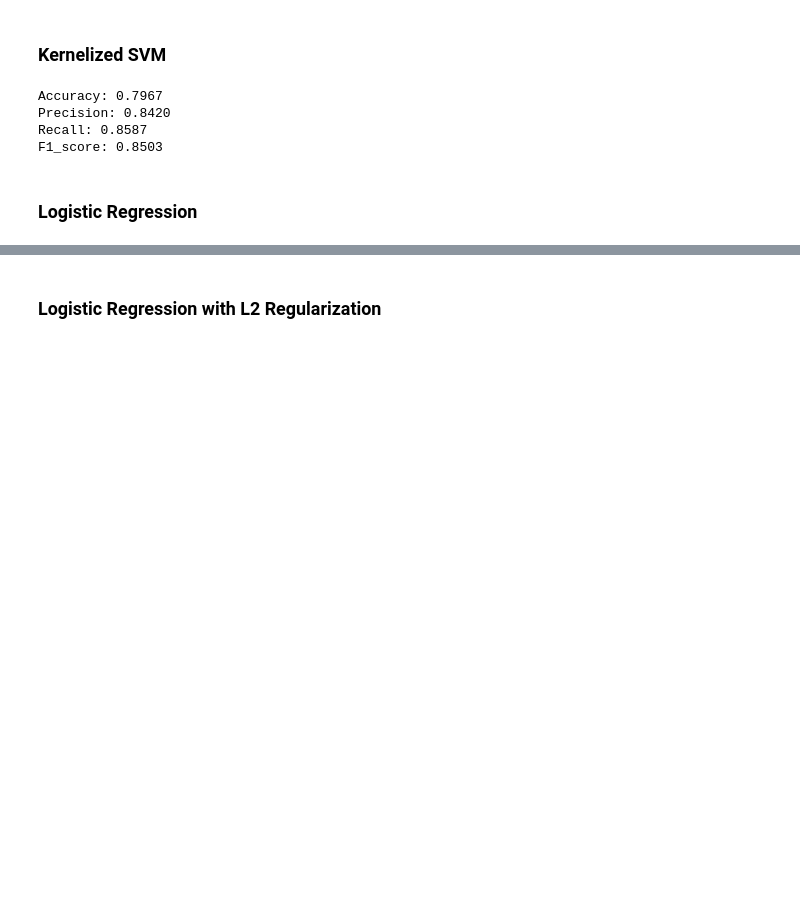
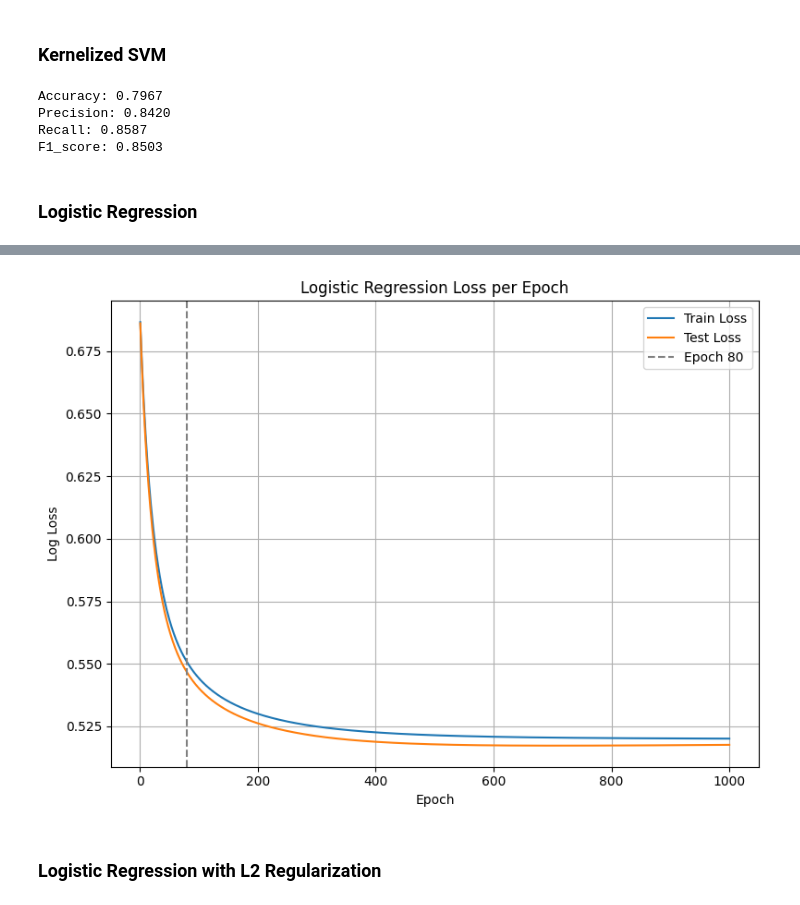
Before and after one commit to bercaakbayir/unimi-dse-ml-project, a Jupyter notebook: main.ipynb, the cells around one changed output, grey strips where cells are left out. Drawn from its saved outputs; the diff is of its cells as text; code cells hidden in the pictures; blank space fills up the shorter version.

```diff
--- a/main.ipynb
+++ b/main.ipynb
@@ -772,6 +861,6 @@ F1_score: 0.7507
 # %% [markdown]
 ### Logistic Regression with L2 Regularization
 # %%
-logreg_l2 = LogisticRegression(learning_rate=0.1, epochs=1000,l2=0.1, positive_class = 'good')
+logreg_l2 = LogisticRegression(learning_rate=0.1, epochs=100,l2=0.1, positive_class = 'good')
 # %%
 logreg_l2.fit(X_red_train, y_red_train)
@@ -790,7 +897,7 @@ F1_score: 0.7874
 ### Kernelized Logistic Regression
 # %%
 kernel_logreg = KernelLogisticRegression(kernel='rbf', gamma=0.5, learning_rate=0.1,
-                                 epochs=1000, positive_class='good')
+                                 epochs=100, positive_class='good')
 # %%
 kernel_logreg.fit(X_red_train, y_red_train)
 # %%
@@ -919,4 +1048,4 @@ F1_score: 0.8503
 # %%
 logreg = LogisticRegression(learning_rate=0.1, epochs=1000, positive_class = 'good')
 # %%
-logreg.fit(X_white_train, y_white_train)
+logreg.fit(X_red_train, y_red_train, X_test=X_red_test, y_test = y_red_test)
@@ -934,3 +1081,7 @@ F1_score: 0.8106
+# %%
+plot_logreg_loss(logreg, vline_epoch=80)
+# %% [output]
+[figure, added]
 # %% [markdown]
 ### Logistic Regression with L2 Regularization
 # %%
```
Also changed, not shown: parts of 27 cells of this notebook, 2 other files.
